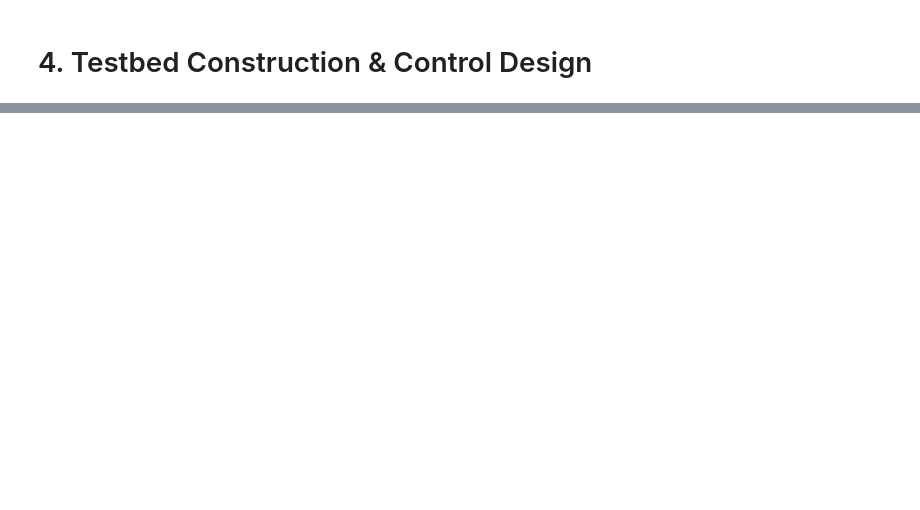
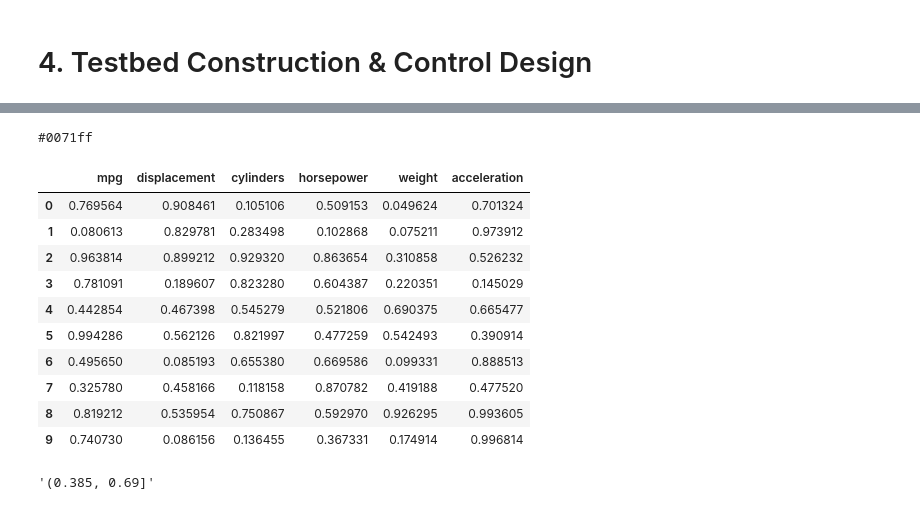
Before and after one commit to ModelEngineering/controlSBML, a Jupyter notebook: examples/Controlling-Glucose-Metabolis-in-Yeast.ipynb, the cells around one changed output, grey strips where cells are left out. Cells and saved outputs as stored; diff of their text form; code cells hidden in the pictures; blank space fills up the shorter version.

```diff
--- a/examples/Controlling-Glucose-Metabolis-in-Yeast.ipynb
+++ b/examples/Controlling-Glucose-Metabolis-in-Yeast.ipynb
@@ -225,0 +195,31 @@ One of the biggest challenges in this project was finding a biomodel that was in
+# %%
+print(colors[-2])
+# %% [output]
+#0071ff
+# %%
+import numpy as np
+
+# Create data
+columns = ['mpg', 'displacement', 'cylinders', 'horsepower', 'weight', 'acceleration']
+dct = {}
+for column in columns:
+    dct[column] = np.random.rand(10)
+df = pd.DataFrame(dct)
+df
+# %% [output]
+|  | mpg | displacement | cylinders | horsepower | weight | acceleration |
+| 0 | 0.769564 | 0.908461 | 0.105106 | 0.509153 | 0.049624 | 0.701324 |
+| 1 | 0.080613 | 0.829781 | 0.283498 | 0.102868 | 0.075211 | 0.973912 |
+| 2 | 0.963814 | 0.899212 | 0.929320 | 0.863654 | 0.310858 | 0.526232 |
+| 3 | 0.781091 | 0.189607 | 0.823280 | 0.604387 | 0.220351 | 0.145029 |
+| 4 | 0.442854 | 0.467398 | 0.545279 | 0.521806 | 0.690375 | 0.665477 |
+| 5 | 0.994286 | 0.562126 | 0.821997 | 0.477259 | 0.542493 | 0.390914 |
+| 6 | 0.495650 | 0.085193 | 0.655380 | 0.669586 | 0.099331 | 0.888513 |
+| 7 | 0.325780 | 0.458166 | 0.118158 | 0.870782 | 0.419188 | 0.477520 |
+| 8 | 0.819212 | 0.535954 | 0.750867 | 0.592970 | 0.926295 | 0.993605 |
+| 9 | 0.740730 | 0.086156 | 0.136455 | 0.367331 | 0.174914 | 0.996814 |
+# %%
+xx = list(set(pd.cut(df["mpg"], 3)))
+str(xx[0])
+# %% [output]
+'(0.385, 0.69]'
```
Also changed, not shown: parts of 35 cells of this notebook, 12 other files.
